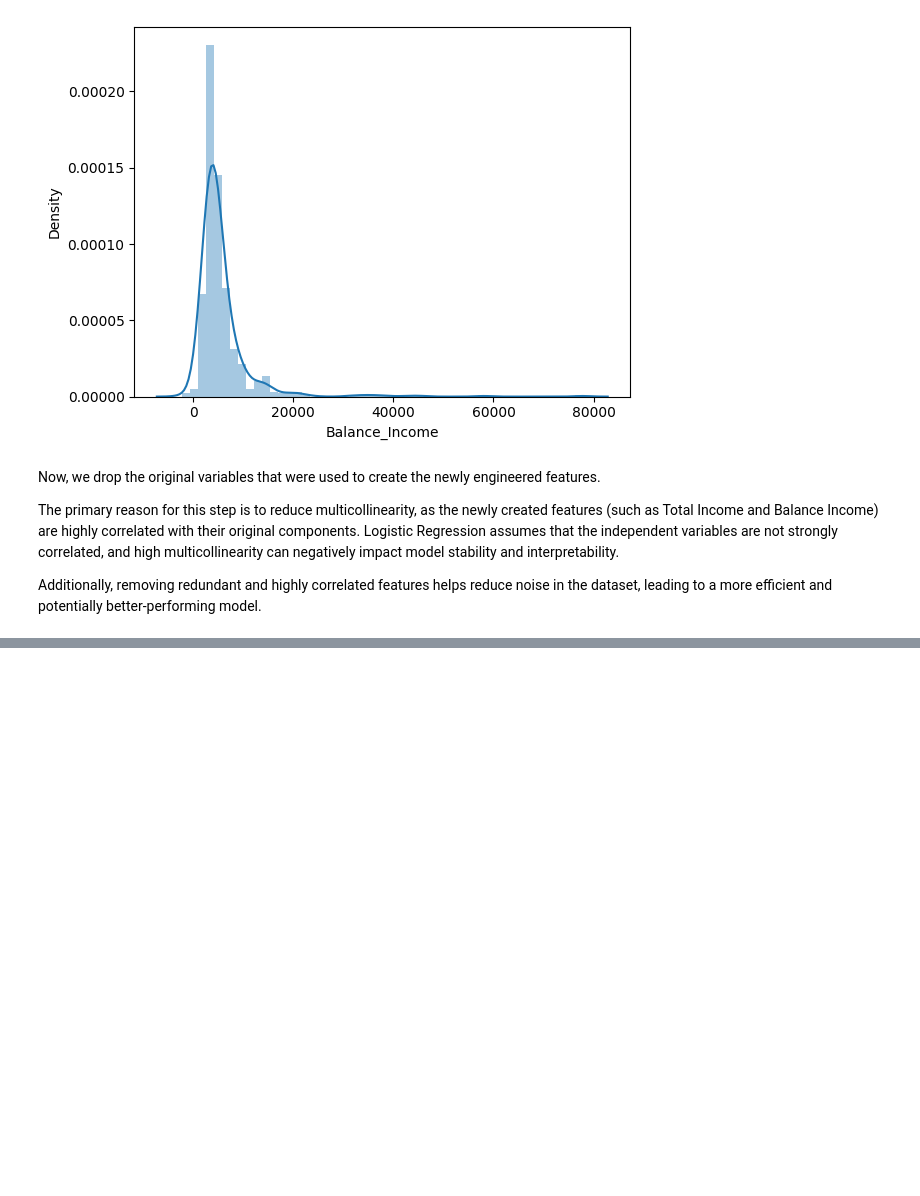
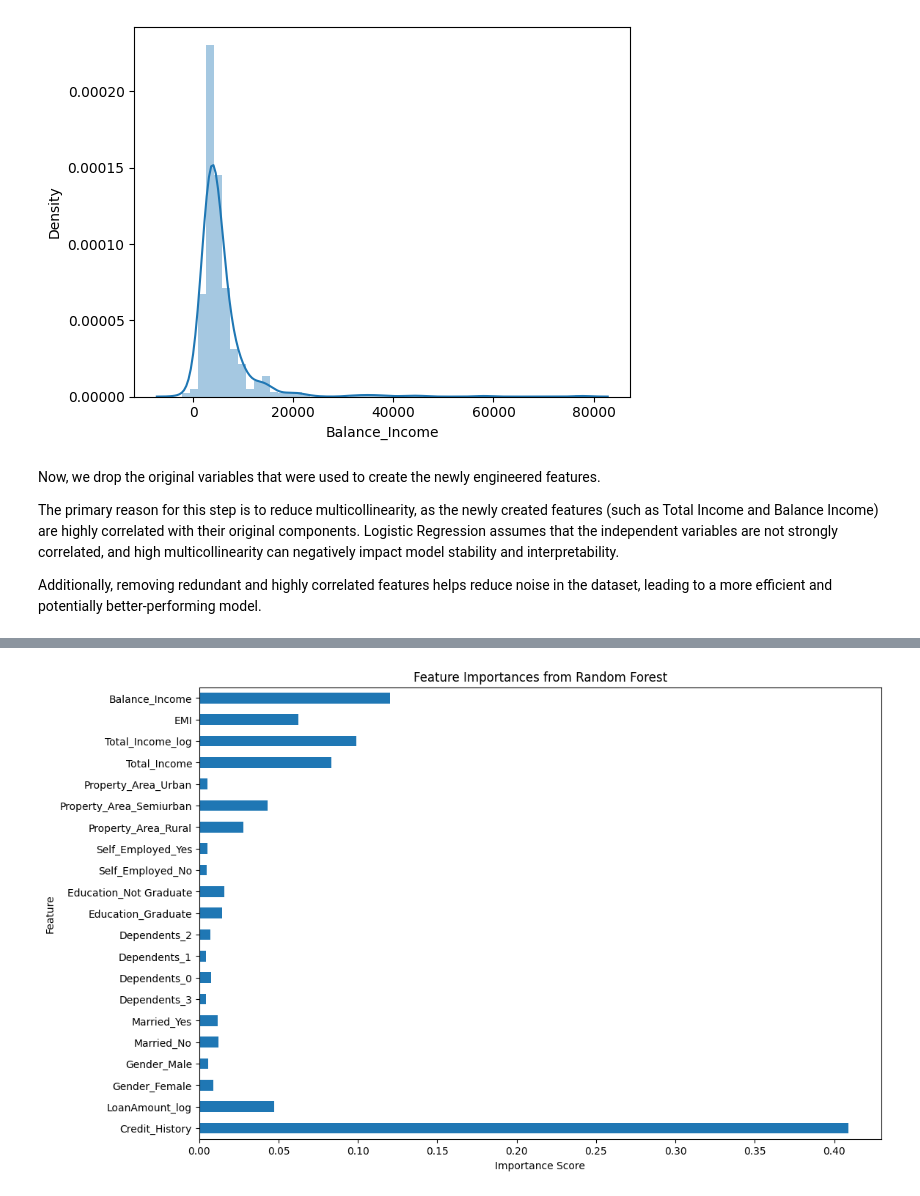
Before and after one commit to HamzaLatif02/Loan_Prediction, a Jupyter notebook: code/data.ipynb, the cells around one changed output, grey strips where cells are left out. Cells and saved outputs as stored; diff of their text form; code cells hidden in the pictures; blank space fills up the shorter version.

Commit message:
build more models and their respective results

```diff
--- a/code/data.ipynb
+++ b/code/data.ipynb
@@ -854,0 +869,3 @@ test_data = test_data.drop(['ApplicantIncome', 'CoapplicantIncome', 'LoanAmount'
+# %%
+X = train_data.drop('Loan_Status', axis=1)
+y = train_data['Loan_Status']
@@ -854,0 +1084,21 @@ test_data = test_data.drop(['ApplicantIncome', 'CoapplicantIncome', 'LoanAmount'
+# %%
+i=1
+kf = StratifiedKFold(n_splits=5, random_state=1, shuffle=True)
+fold_accuracies = []
+for train_index, test_index in kf.split(X, y):
+    print(f'Fold {i}')
+    X_train, X_test = X.iloc[train_index], X.iloc[test_index]
+    y_train, y_test = y.iloc[train_index], y.iloc[test_index]
+    model = RandomForestClassifier(random_state=1, max_depth = 3, n_estimators=181)
+    model.fit(X_train, y_train)
+    pred_test = model.predict(X_test)
+    score = accuracy_score(y_test, pred_test)
+    fold_accuracies.append(score)
+    print(f'Accuracy: {score}\n')
+    i+=1
+
+mean_accuracy = np.mean(fold_accuracies)
+print(f'Mean Cross-Validation Accuracy: {mean_accuracy}')
+
+pred_test = model.predict(test_data)
+pred = model.predict_proba(X_test)[:,1]
@@ -854,0 +1141,9 @@ test_data = test_data.drop(['ApplicantIncome', 'CoapplicantIncome', 'LoanAmount'
+# %%
+importances = pd.Series(model.feature_importances_, index=X.columns)
+importances.plot(kind='barh', figsize=(12, 8))
+plt.title('Feature Importances from Random Forest')
+plt.xlabel('Importance Score')
+plt.ylabel('Feature')
+plt.show()
+# %% [output]
+[figure, added]
```
Also changed, not shown: parts of 34 cells of this notebook, 6 other files.
